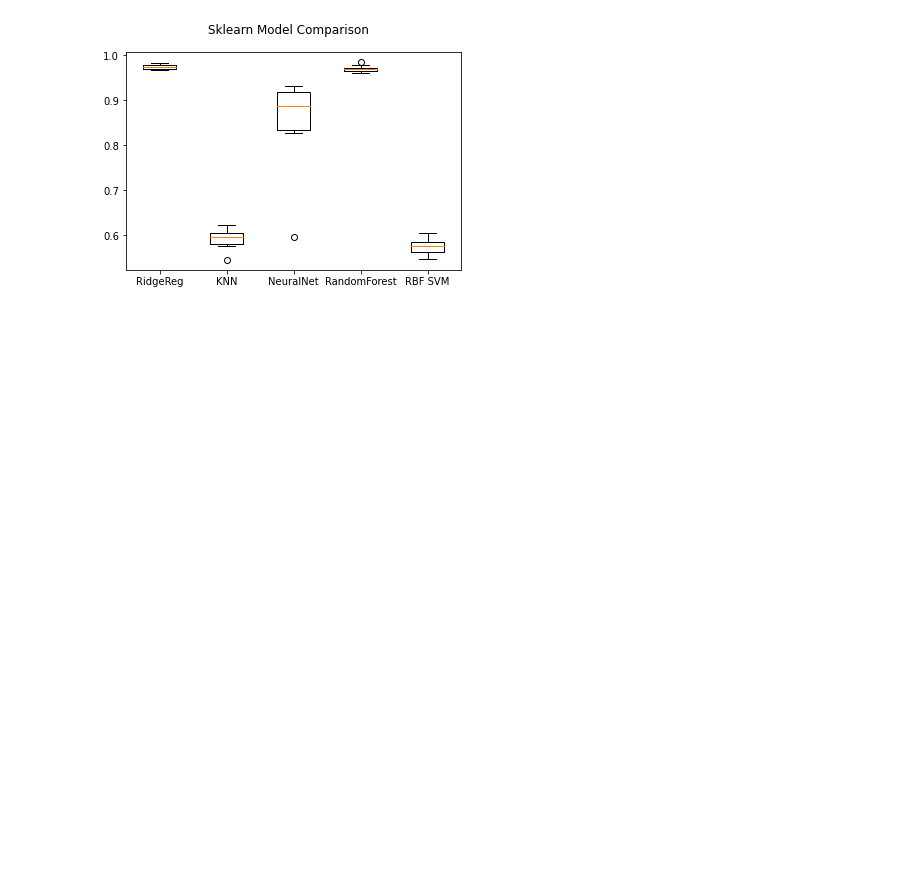
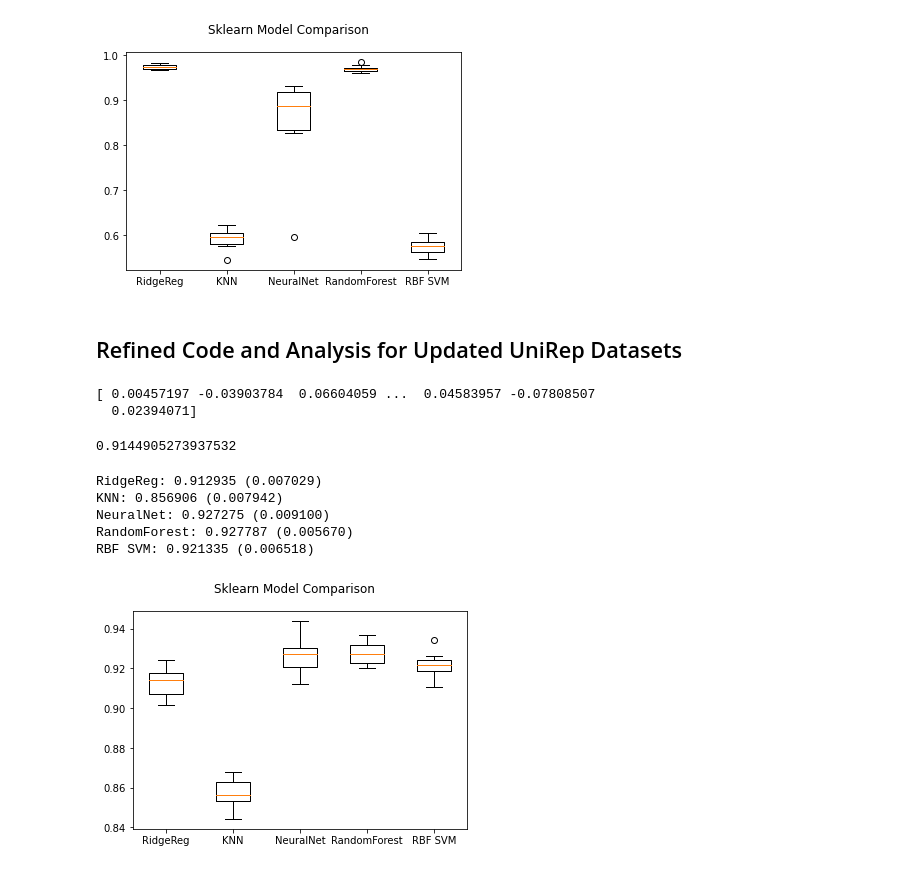
Before and after one commit to Lean-Mean-Protein-Machine-Learning/LMPM, a Jupyter notebook: Sklearn_supervised_models.ipynb, the cells around one changed output. Cells and saved outputs as stored; diff of their text form; code cells hidden in the pictures; blank space fills up the shorter version.

```diff
--- a/Sklearn_supervised_models.ipynb
+++ b/Sklearn_supervised_models.ipynb
@@ -101,8 +106,6 @@ def classifier_comparison(X, y, seed):
     Returns:
 
     """
-    X_train, X_test, y_train, y_test = train_test_split(X, y, test_size=0.2, random_state=seed)
-
     # Preparing models
     models = []
     models.append(('RidgeReg', RidgeClassifierCV(alphas=[1e-3, 1e-2, 1e-1, 1],normalize=True)))
@@ -117,7 +120,7 @@ def classifier_comparison(X, y, seed):
     names = []
     scoring = 'accuracy'
     for name, model in models:
-        kfold = model_selection.KFold(n_splits=10, random_state=seed, shuffle=True)
+        kfold = model_selection.KFold(n_splits=5, random_state=seed, shuffle=True)
         cv_results = model_selection.cross_val_score(model, X, y, cv=kfold, scoring=scoring)
         results.append(cv_results)
         names.append(name)
@@ -443,3 +446,11 @@ NeuralNet: 0.856484 (0.094752)
 RandomForest: 0.970031 (0.006720)
 RBF SVM: 0.574378 (0.017078)
 [figure]
+# %% [markdown]
+## Refined Code and Analysis for Updated UniRep Datasets
+# %%
+X = np.stack(human_unirep["UniRep"].to_numpy())
+y = np.array(human_unirep['location'])
+# %% [output]
+[ 0.00457197 -0.03903784  0.06604059 ...  0.04583957 -0.07808507
+  0.02394071]
@@ -445,0 +459,15 @@ RBF SVM: 0.574378 (0.017078)
+# %%
+model = RidgeClassifierCV(alphas=[1e-3, 1e-2, 1e-1, 1],normalize=True)
+model.fit(X_train, y_train)
+model.score(X_test, y_test)
+# %% [output]
+0.9144905273937532
+# %%
+classifier_comparison(X, y, 42)
+# %% [output]
+RidgeReg: 0.912935 (0.007029)
+KNN: 0.856906 (0.007942)
+NeuralNet: 0.927275 (0.009100)
+RandomForest: 0.927787 (0.005670)
+RBF SVM: 0.921335 (0.006518)
+[figure, added]
```
Also changed, not shown: parts of 4 cells of this notebook.
